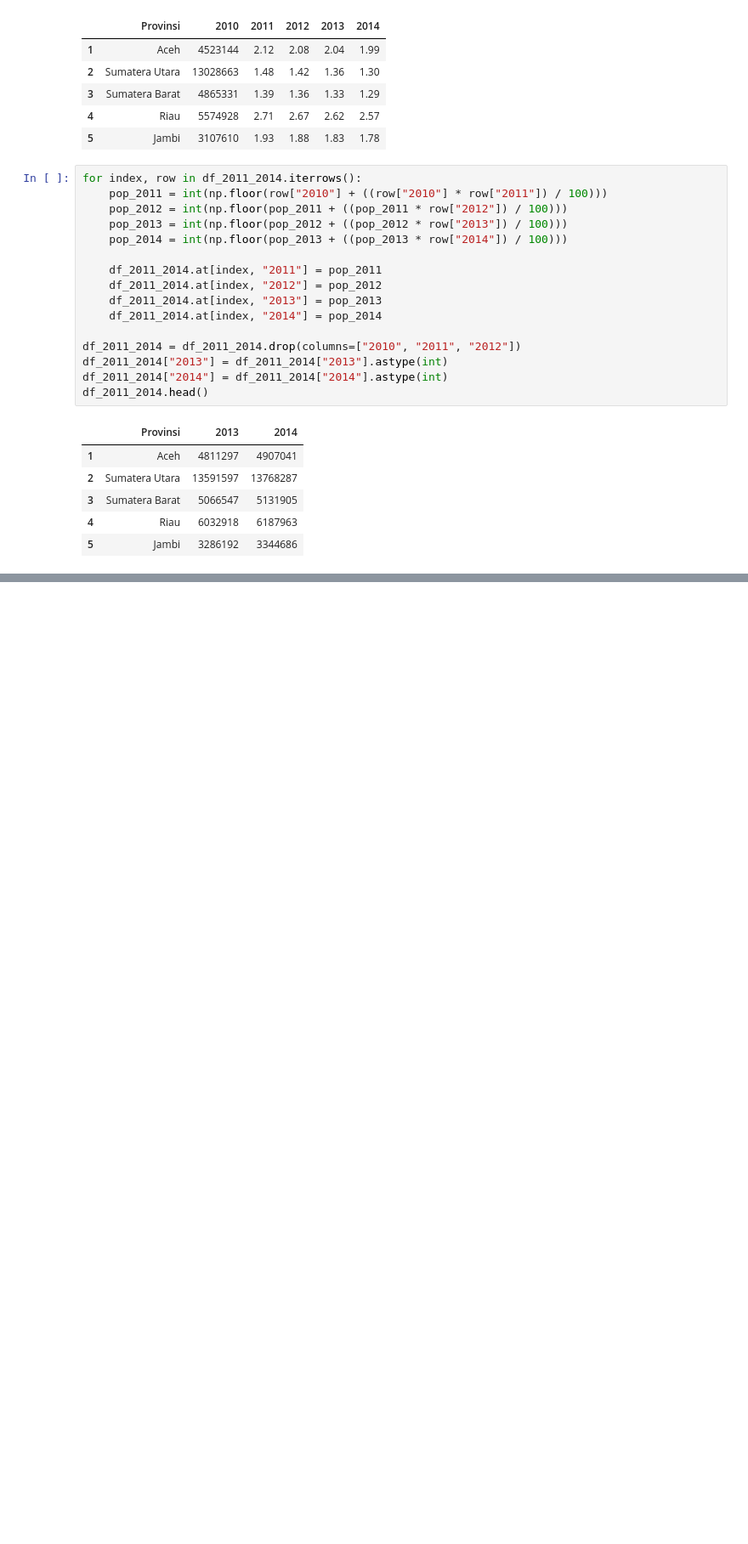
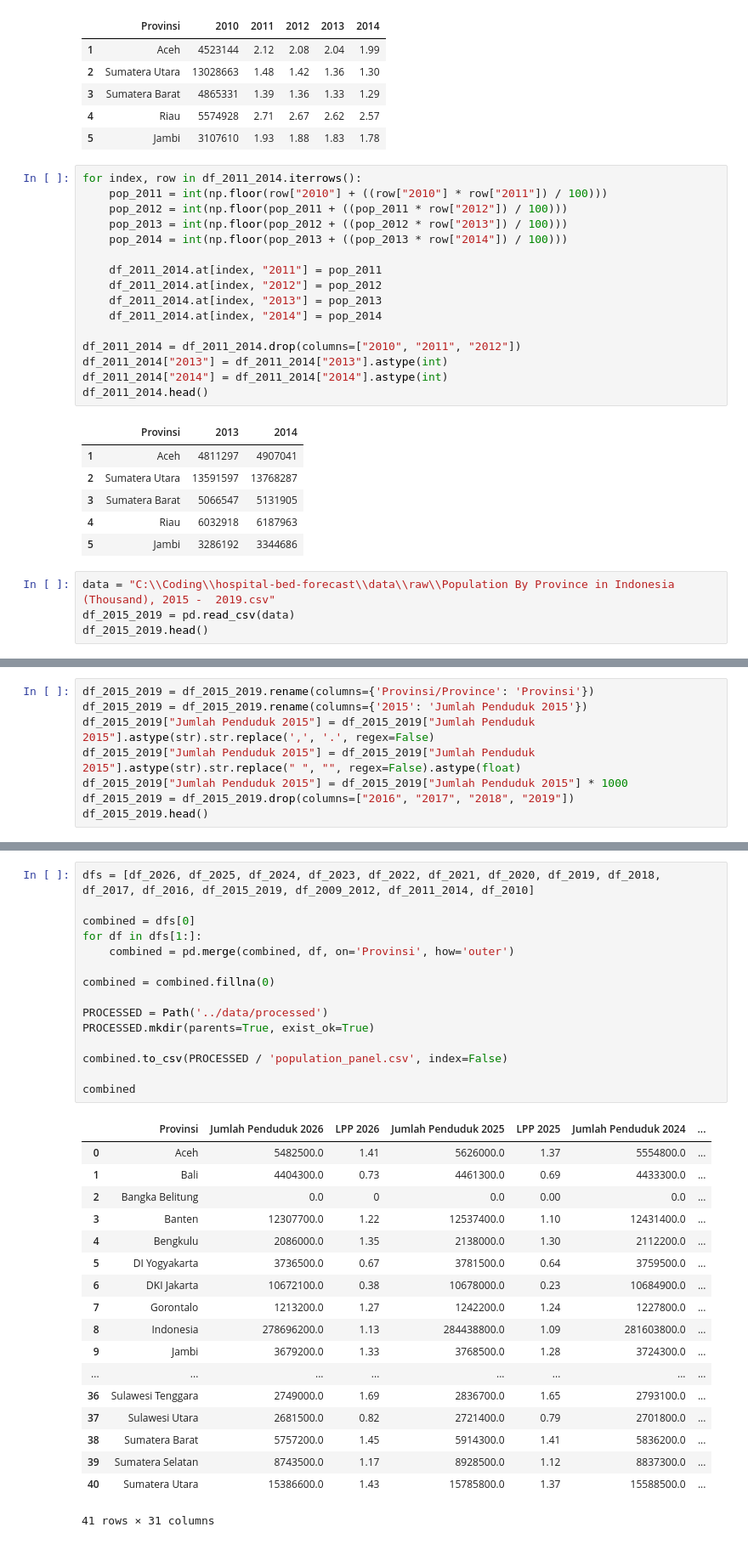
Before and after one commit to fariz-armesta/hospital-bed-forecast, a Jupyter notebook: notebooks/01B_population_cleaning.ipynb, the cells around one changed output, grey strips where cells are left out. Shown at 85% size. Cells and saved outputs as stored; diff of their text form; blank space fills up the shorter version.

Commit message:
Population cleaning

```diff
--- a/notebooks/01B_population_cleaning.ipynb
+++ b/notebooks/01B_population_cleaning.ipynb
@@ -263,3 +275,7 @@ df_2011_2014.head()
 | 3 | Sumatera Barat | 5066547 | 5131905 |
 | 4 | Riau | 6032918 | 6187963 |
 | 5 | Jambi | 3286192 | 3344686 |
+# %%
+data = "C:\\Coding\\hospital-bed-forecast\\data\\raw\\Population By Province in Indonesia (Thousand), 2015 -  2019.csv"
+df_2015_2019 = pd.read_csv(data)
+df_2015_2019.head()
@@ -265,0 +289,8 @@ df_2011_2014.head()
+# %%
+df_2015_2019 = df_2015_2019.rename(columns={'Provinsi/Province': 'Provinsi'})
+df_2015_2019 = df_2015_2019.rename(columns={'2015': 'Jumlah Penduduk 2015'})
+df_2015_2019["Jumlah Penduduk 2015"] = df_2015_2019["Jumlah Penduduk 2015"].astype(str).str.replace(',', '.', regex=False)
+df_2015_2019["Jumlah Penduduk 2015"] = df_2015_2019["Jumlah Penduduk 2015"].astype(str).str.replace(" ", "", regex=False).astype(float)
+df_2015_2019["Jumlah Penduduk 2015"] = df_2015_2019["Jumlah Penduduk 2015"] * 1000
+df_2015_2019 = df_2015_2019.drop(columns=["2016", "2017", "2018", "2019"])
+df_2015_2019.head()
@@ -265,0 +304,34 @@ df_2011_2014.head()
+# %%
+dfs = [df_2026, df_2025, df_2024, df_2023, df_2022, df_2021, df_2020, df_2019, df_2018, df_2017, df_2016, df_2015_2019, df_2009_2012, df_2011_2014, df_2010]
+
+combined = dfs[0]
+for df in dfs[1:]:
+    combined = pd.merge(combined, df, on='Provinsi', how='outer')
+
+combined = combined.fillna(0)
+
+PROCESSED = Path('../data/processed')
+PROCESSED.mkdir(parents=True, exist_ok=True)
+
+combined.to_csv(PROCESSED / 'population_panel.csv', index=False)
+
+combined
+# %% [output]
+|  | Provinsi | Jumlah Penduduk 2026 | LPP 2026 | Jumlah Penduduk 2025 | LPP 2025 | Jumlah Penduduk 2024 | ... |
+| 0 | Aceh | 5482500.0 | 1.41 | 5626000.0 | 1.37 | 5554800.0 | ... |
+| 1 | Bali | 4404300.0 | 0.73 | 4461300.0 | 0.69 | 4433300.0 | ... |
+| 2 | Bangka Belitung | 0.0 | 0 | 0.0 | 0.00 | 0.0 | ... |
+| 3 | Banten | 12307700.0 | 1.22 | 12537400.0 | 1.10 | 12431400.0 | ... |
+| 4 | Bengkulu | 2086000.0 | 1.35 | 2138000.0 | 1.30 | 2112200.0 | ... |
+| 5 | DI Yogyakarta | 3736500.0 | 0.67 | 3781500.0 | 0.64 | 3759500.0 | ... |
+| 6 | DKI Jakarta | 10672100.0 | 0.38 | 10678000.0 | 0.23 | 10684900.0 | ... |
+| 7 | Gorontalo | 1213200.0 | 1.27 | 1242200.0 | 1.24 | 1227800.0 | ... |
+| 8 | Indonesia | 278696200.0 | 1.13 | 284438800.0 | 1.09 | 281603800.0 | ... |
+| 9 | Jambi | 3679200.0 | 1.33 | 3768500.0 | 1.28 | 3724300.0 | ... |
+| ... | ... | ... | ... | ... | ... | ... | ... |
+| 36 | Sulawesi Tenggara | 2749000.0 | 1.69 | 2836700.0 | 1.65 | 2793100.0 | ... |
+| 37 | Sulawesi Utara | 2681500.0 | 0.82 | 2721400.0 | 0.79 | 2701800.0 | ... |
+| 38 | Sumatera Barat | 5757200.0 | 1.45 | 5914300.0 | 1.41 | 5836200.0 | ... |
+| 39 | Sumatera Selatan | 8743500.0 | 1.17 | 8928500.0 | 1.12 | 8837300.0 | ... |
+| 40 | Sumatera Utara | 15386600.0 | 1.43 | 15785800.0 | 1.37 | 15588500.0 | ... |
+41 rows × 31 columns
```
Also changed, not shown: parts of 4 cells of this notebook.
